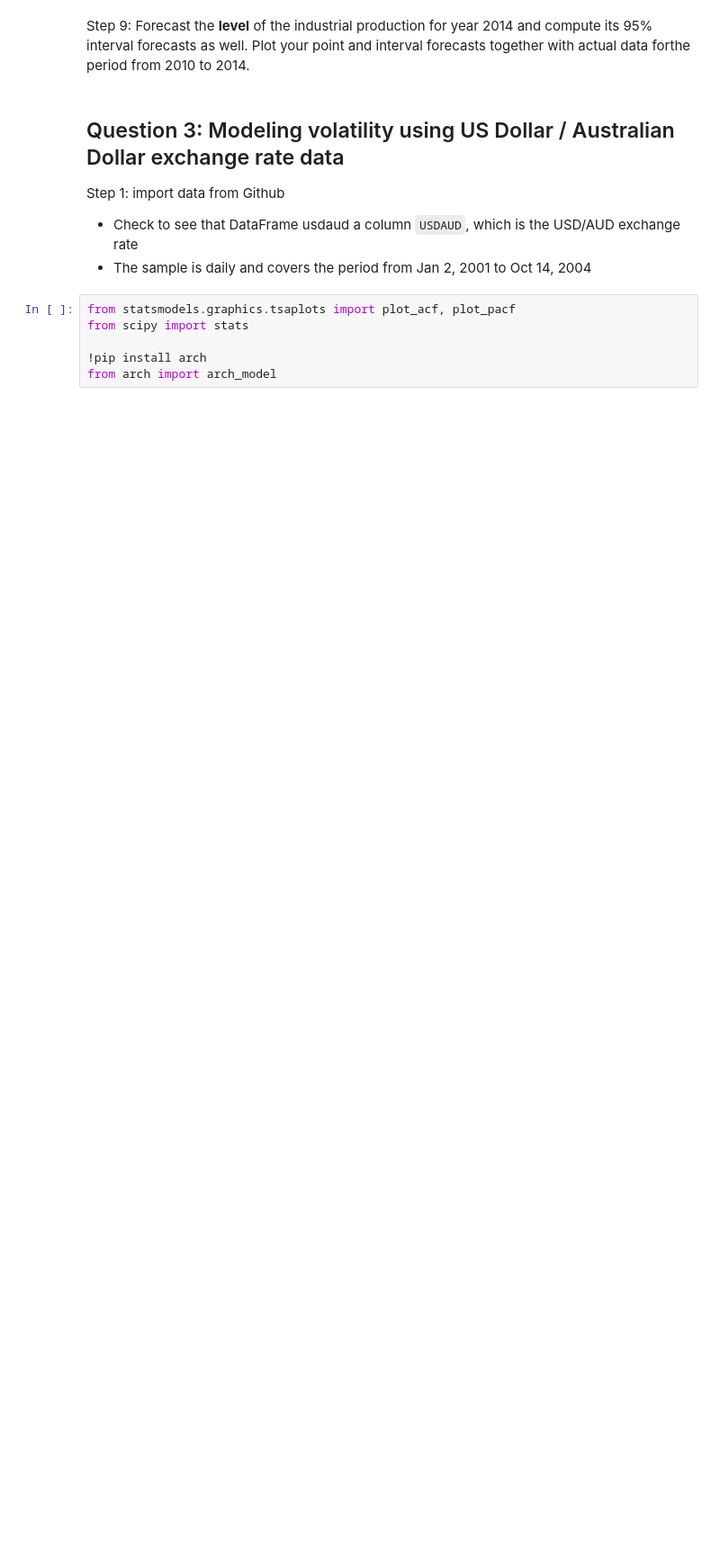
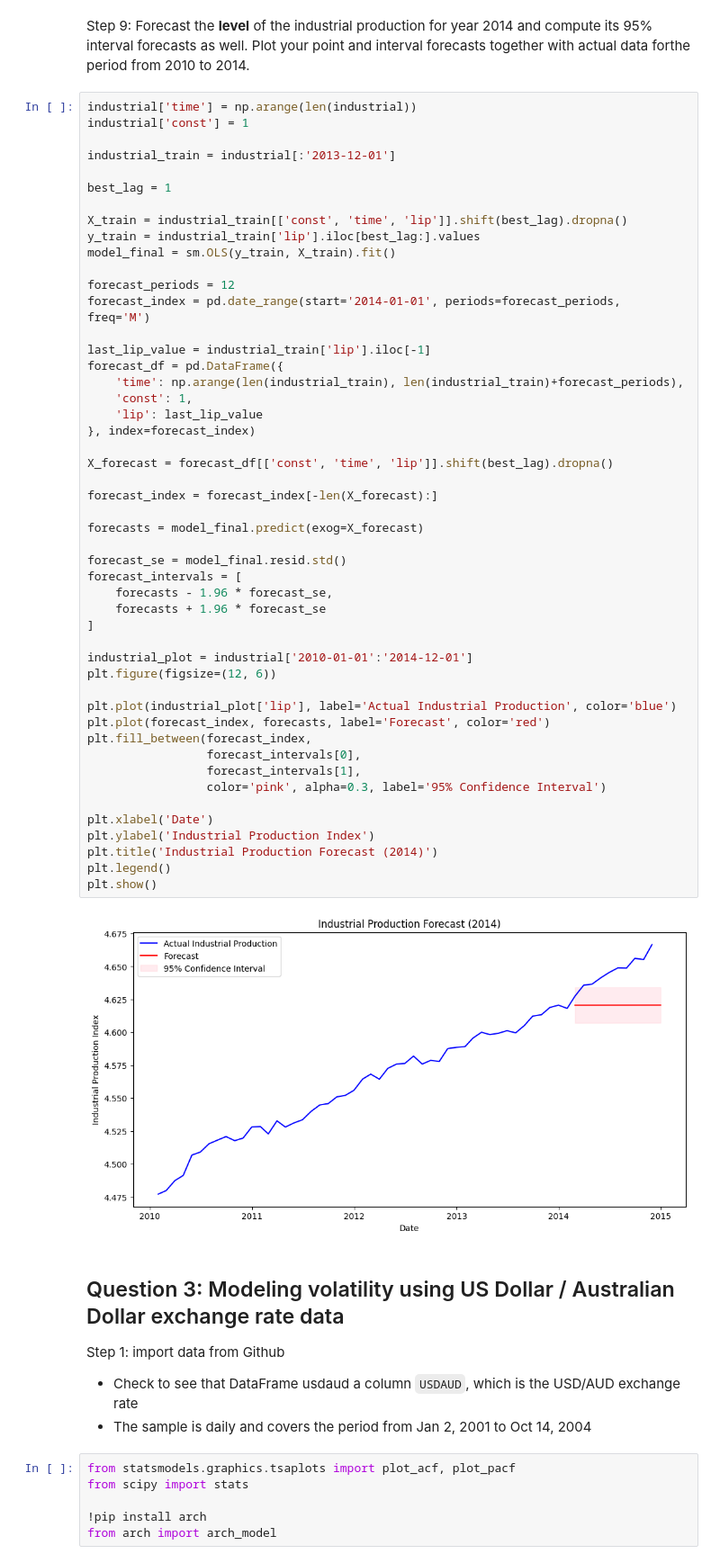
Before and after one commit to Dahai04/Econ-475, a Jupyter notebook: Course_Project.ipynb, the cells around one changed output. Shown at 90% size. Drawn from its saved outputs; the diff is of its cells as text; blank space fills up the shorter version.

```diff
--- a/Course_Project.ipynb
+++ b/Course_Project.ipynb
@@ -385,5 +548,56 @@ Step 8: The Great Recession made industrial production drop substantially in 200
 # %% [markdown]
 Step 9: Forecast the **level** of the industrial production for year 2014 and compute its 95% interval forecasts as well. Plot your point and interval forecasts together with actual data forthe period from 2010 to 2014.
+# %%
+industrial['time'] = np.arange(len(industrial))
+industrial['const'] = 1
+
+industrial_train = industrial[:'2013-12-01']
+
+best_lag = 1
+
+X_train = industrial_train[['const', 'time', 'lip']].shift(best_lag).dropna()
+y_train = industrial_train['lip'].iloc[best_lag:].values
+model_final = sm.OLS(y_train, X_train).fit()
+
+forecast_periods = 12
+forecast_index = pd.date_range(start='2014-01-01', periods=forecast_periods, freq='M')
+
+last_lip_value = industrial_train['lip'].iloc[-1]
+forecast_df = pd.DataFrame({
+    'time': np.arange(len(industrial_train), len(industrial_train)+forecast_periods),
+    'const': 1,
+    'lip': last_lip_value
+}, index=forecast_index)
+
+X_forecast = forecast_df[['const', 'time', 'lip']].shift(best_lag).dropna()
+
+forecast_index = forecast_index[-len(X_forecast):]
+
+forecasts = model_final.predict(exog=X_forecast)
+
+forecast_se = model_final.resid.std()
+forecast_intervals = [
+    forecasts - 1.96 * forecast_se,
+    forecasts + 1.96 * forecast_se
+]
+
+industrial_plot = industrial['2010-01-01':'2014-12-01']
+plt.figure(figsize=(12, 6))
+
+plt.plot(industrial_plot['lip'], label='Actual Industrial Production', color='blue')
+plt.plot(forecast_index, forecasts, label='Forecast', color='red')
+plt.fill_between(forecast_index,
+                 forecast_intervals[0],
+                 forecast_intervals[1],
+                 color='pink', alpha=0.3, label='95% Confidence Interval')
+
+plt.xlabel('Date')
+plt.ylabel('Industrial Production Index')
+plt.title('Industrial Production Forecast (2014)')
+plt.legend()
+plt.show()
+# %% [output]
+[figure, added]
 # %% [markdown]
 ## Question 3: Modeling volatility using US Dollar / Australian Dollar exchange rate data
 Step 1: import data from Github
```
Also changed, not shown: parts of 20 cells of this notebook.
